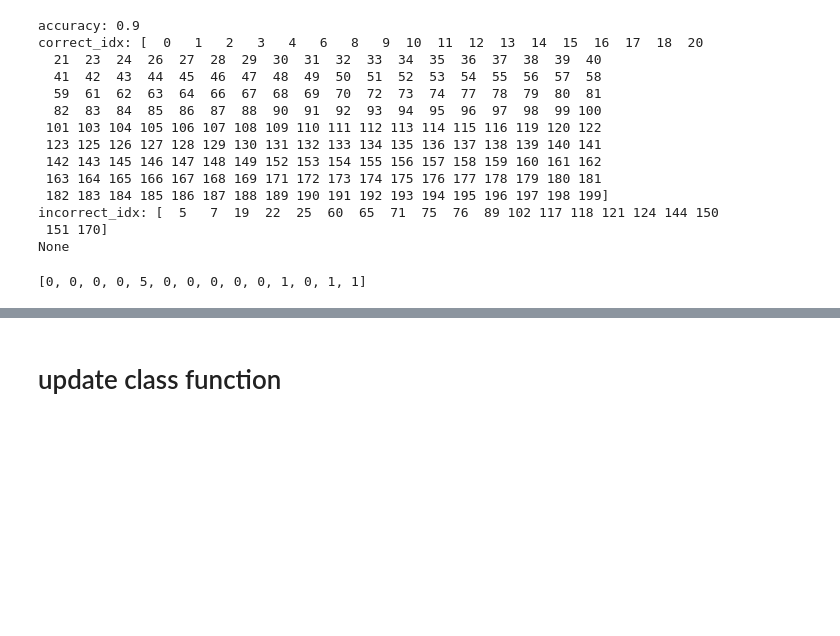
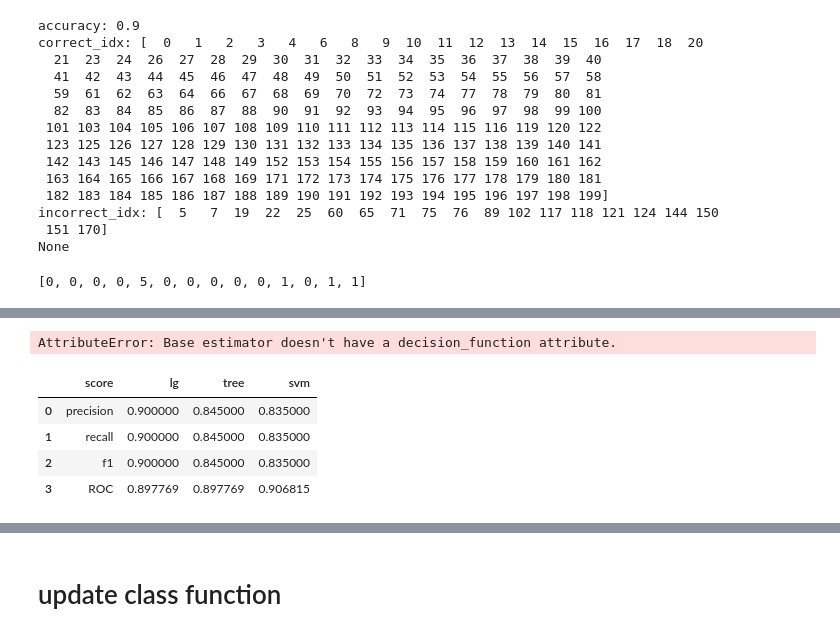
Before and after one commit to Ningster/fanpage_research, a Jupyter notebook: Classifying message.ipynb, the cells around one changed output, grey strips where cells are left out. Drawn from its saved outputs; the diff is of its cells as text; code cells hidden in the pictures; blank space fills up the shorter version.

```diff
--- a/Classifying message.ipynb
+++ b/Classifying message.ipynb
@@ -424,0 +325,34 @@ match promo_discnt :
+# %%
+def df_table_one(model_list):
+    raw_data = OrderedDict()
+    raw_data['score'] = ['precision','recall','f1','ROC']
+    for i in model_list:
+        raw_data[i]=[]
+        raw_data[i].append(precision_score(ALL_ML.test_y, ALL_ML._predict(ALL_ML.ML_test_X,model =i), average='micro'))
+        raw_data[i].append(recall_score(ALL_ML.test_y, ALL_ML._predict(ALL_ML.ML_test_X,model =i), average='micro'))
+        raw_data[i].append(f1_score(ALL_ML.test_y, ALL_ML._predict(ALL_ML.ML_test_X,model =i), average='micro'))
+        if i == 'lg':
+            classifier = OneVsRestClassifier(LogisticRegression())
+        elif i == 'tree':
+            classifier = OneVsRestClassifier(tree.DecisionTreeClassifier())
+        elif i == 'svm':
+            classifier = OneVsRestClassifier(svm.SVC())
+        y_score = classifier.fit(ALL_ML.ML_train_X, ALL_ML.train_y).decision_function(ALL_ML.ML_test_X)
+        raw_data[i].append(
+            average_precision_score(np.array(zip(np.array(ALL_ML.test_y)==0,np.array(ALL_ML.test_y)==1,np.array(ALL_ML.test_y)==2,np.array(ALL_ML.test_y)==3)),
+            y_score,
+            average="micro"))
+    df = pd.DataFrame(raw_data,columns = ['score','lg','tree','svm'])
+    return df
+# %%
+df = df_table_one(model_list)
+# %% [output]
+AttributeError: Base estimator doesn't have a decision_function attribute.
+# %%
+df
+# %% [output]
+|  | score | lg | tree | svm |
+| 0 | precision | 0.900000 | 0.845000 | 0.835000 |
+| 1 | recall | 0.900000 | 0.845000 | 0.835000 |
+| 2 | f1 | 0.900000 | 0.845000 | 0.835000 |
+| 3 | ROC | 0.897769 | 0.897769 | 0.906815 |
```
Also changed, not shown: parts of 52 cells of this notebook.
